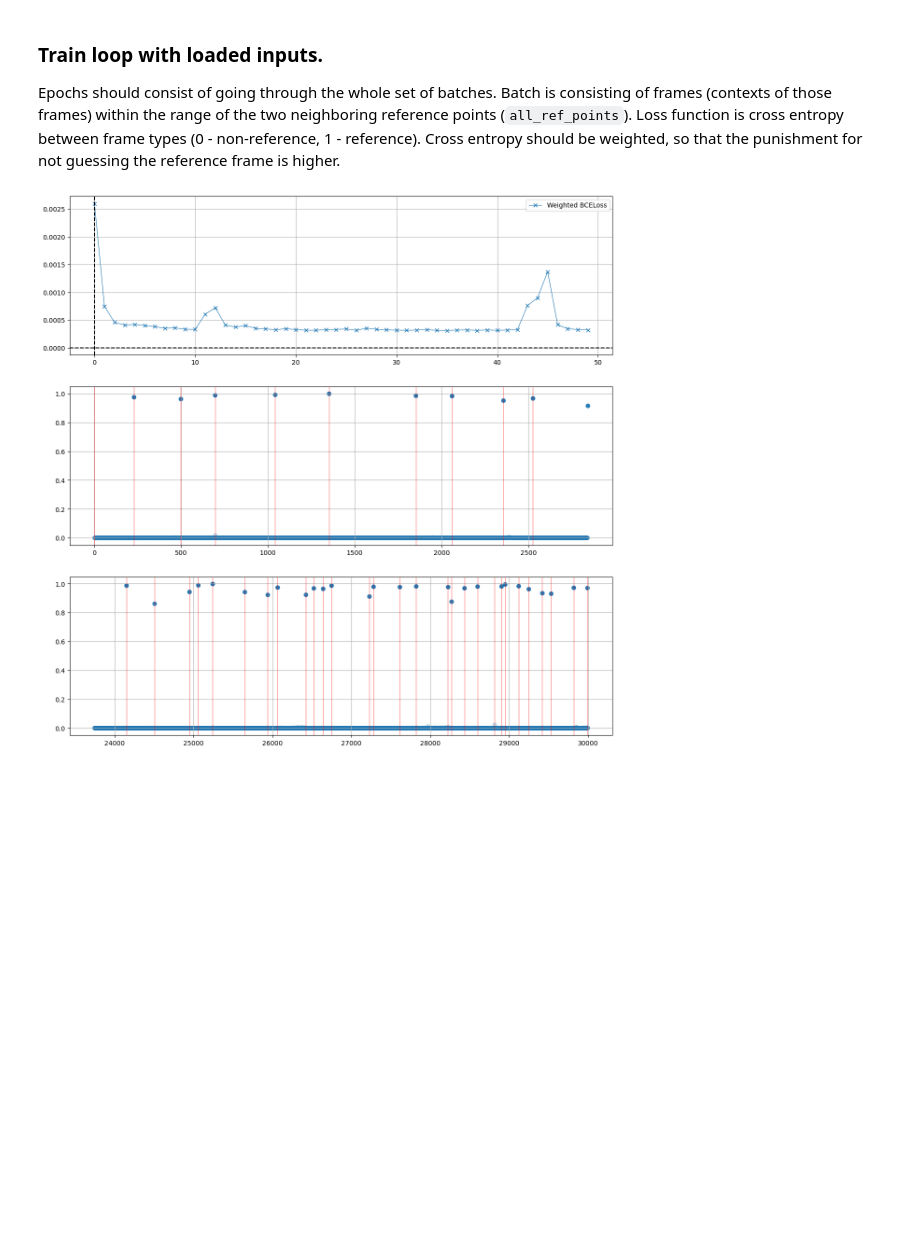
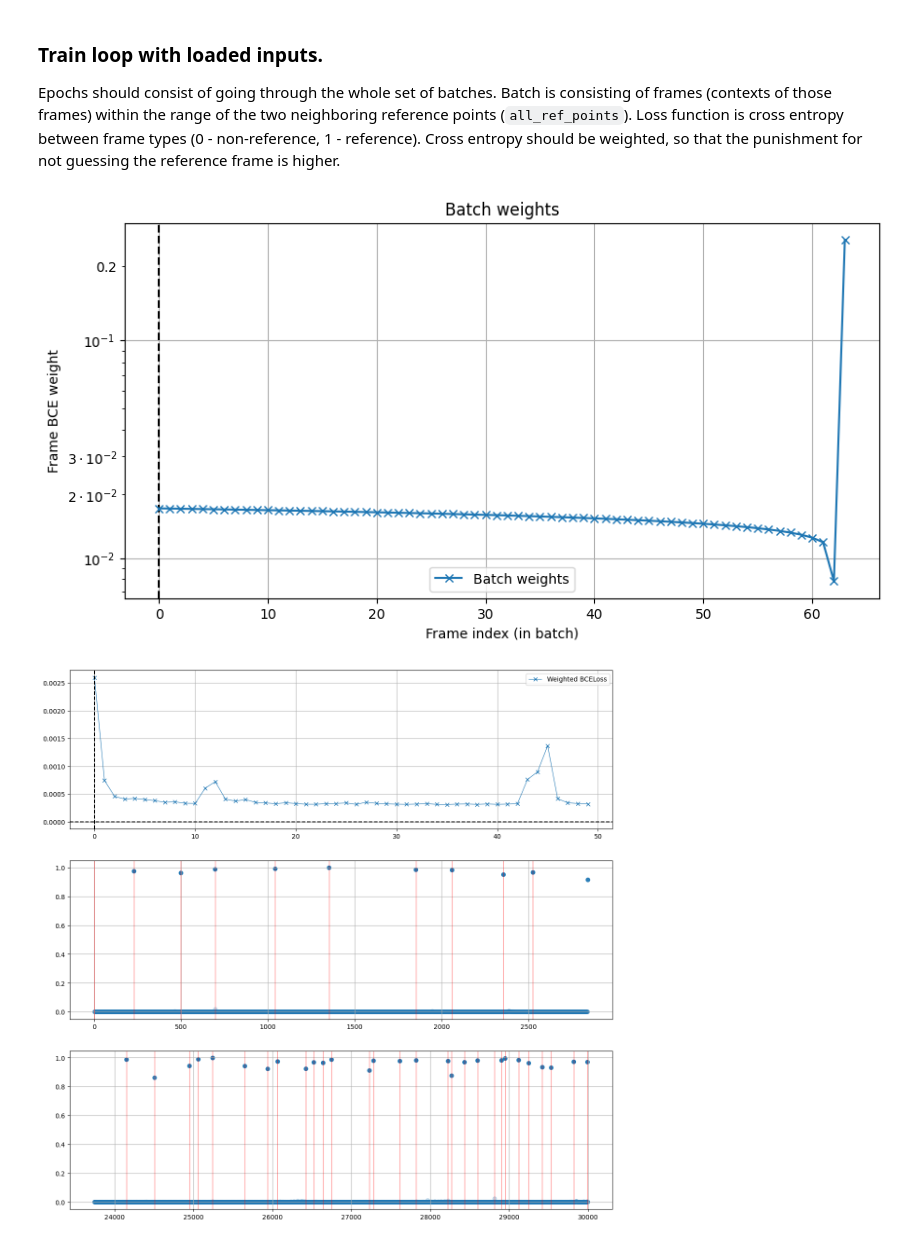
Before and after one commit to Punctuality/DCVC_Dynamic_Intra_Period, a Jupyter notebook: notebooks/predictor_model.ipynb, the cells around one changed output. Saved outputs shown, nothing was run; the diff lists cells and outputs as text; code cells hidden in the pictures; blank space fills up the shorter version.

```diff
--- a/notebooks/predictor_model.ipynb
+++ b/notebooks/predictor_model.ipynb
@@ -142,6 +142,26 @@ def criterion_for_batch(batch_size, device='cpu'):
   # Punish FP for 0s and FN for 1s
   # pos_weight = torch.ones_like(weights) * 5
   return nn.BCEWithLogitsLoss(weight=weights).to(device)
+# %%
+batch_size = 64
+weights = (torch.exp(non_ref_distribution.log_prob(torch.linspace(0, 1, batch_size - 1))) / (dist_alpha * 2)) + 0.5
+weights = torch.cat([weights, torch.tensor([batch_size / 4])]) / batch_size
+
+plt.figure(figsize=(10, 5))
+
+plt.yscale("logit")
+plt.title("Batch weights")
+plt.grid()
+plt.axhline(0, color='k', linestyle='--')
+plt.axvline(0, color='k', linestyle='--')
+
+plt.plot(weights.numpy(), label="Batch weights", marker='x')
+plt.xlabel("Frame index (in batch)")
+plt.ylabel("Frame BCE weight")
+plt.legend()
+plt.show()
+# %% [output]
+[figure, added]
 # %%
 device = torch.device("cuda" if torch.cuda.is_available() else "cpu")
 # %%
```
Also changed, not shown: 1 other file.
